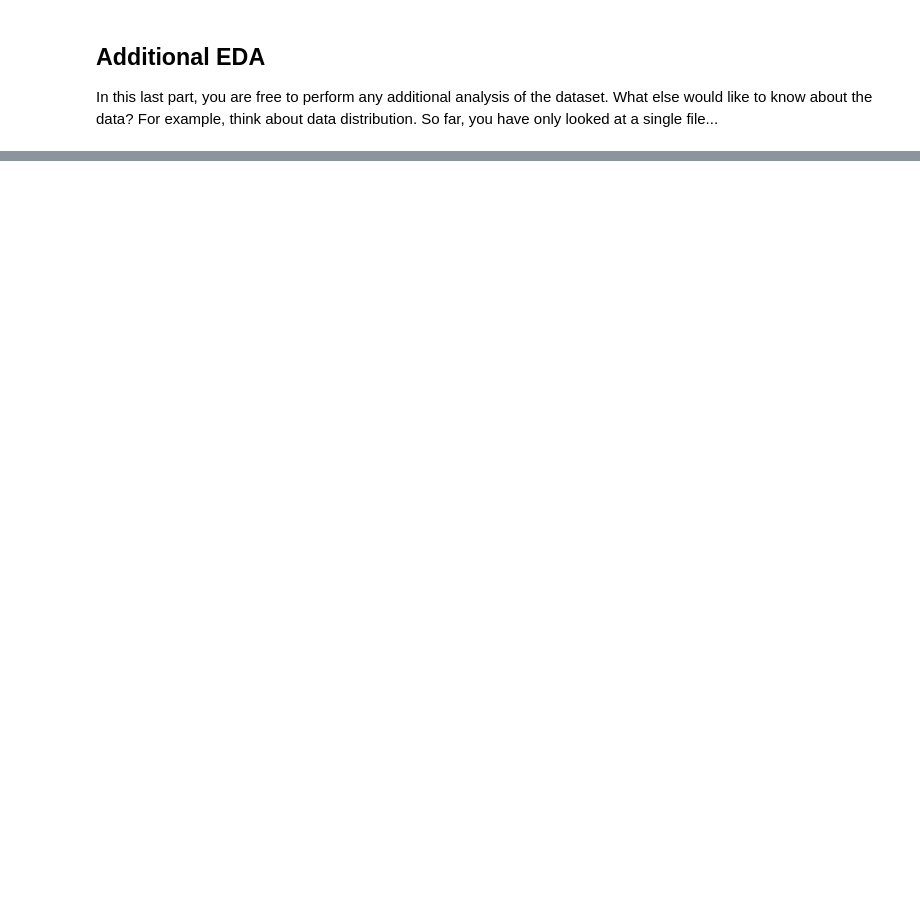
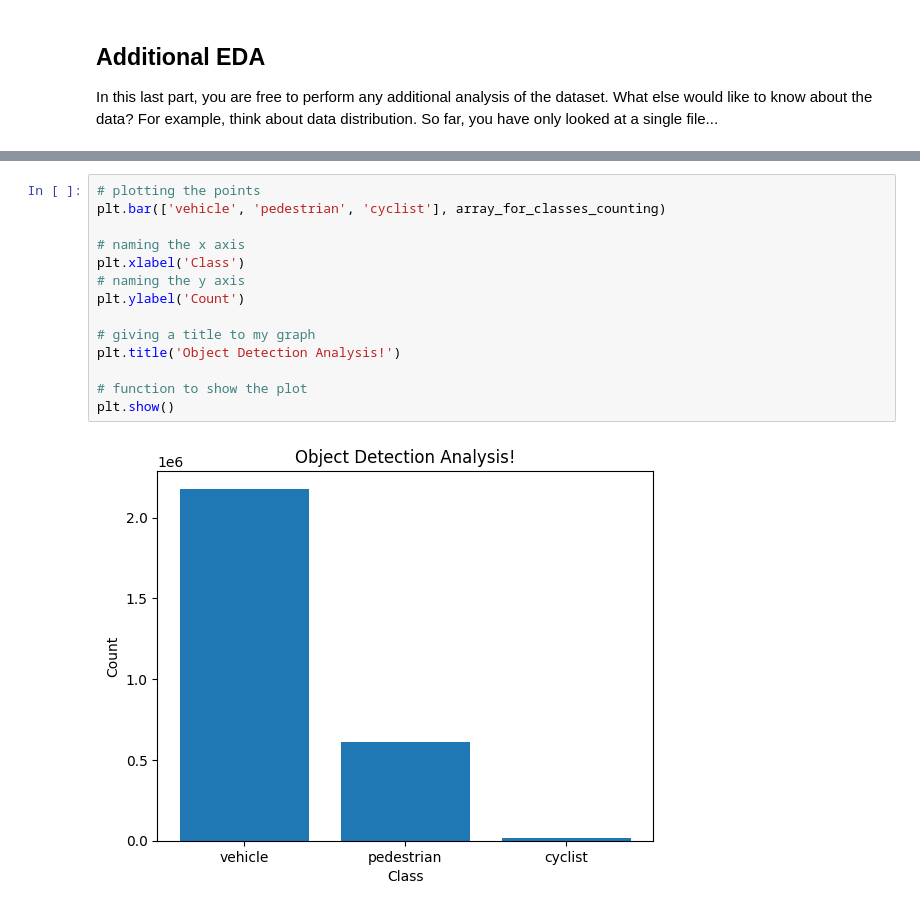
Before and after one commit to baraaHassan/-Object-Detection-in-an-Urban-Environment, a Jupyter notebook: Exploratory Data Analysis.ipynb, the cells around one changed output, grey strips where cells are left out. Saved outputs shown, nothing was run; the diff lists cells and outputs as text; blank space fills up the shorter version.

```diff
--- a/Exploratory Data Analysis.ipynb
+++ b/Exploratory Data Analysis.ipynb
@@ -31,0 +92,16 @@ For example, think about data distribution. So far, you have only looked at a si
+# %%
+# plotting the points
+plt.bar(['vehicle', 'pedestrian', 'cyclist'], array_for_classes_counting)
+
+# naming the x axis
+plt.xlabel('Class')
+# naming the y axis
+plt.ylabel('Count')
+
+# giving a title to my graph
+plt.title('Object Detection Analysis!')
+
+# function to show the plot
+plt.show()
+# %% [output]
+[figure, added]
```
Also changed, not shown: parts of 10 cells of this notebook, 11 other files.
